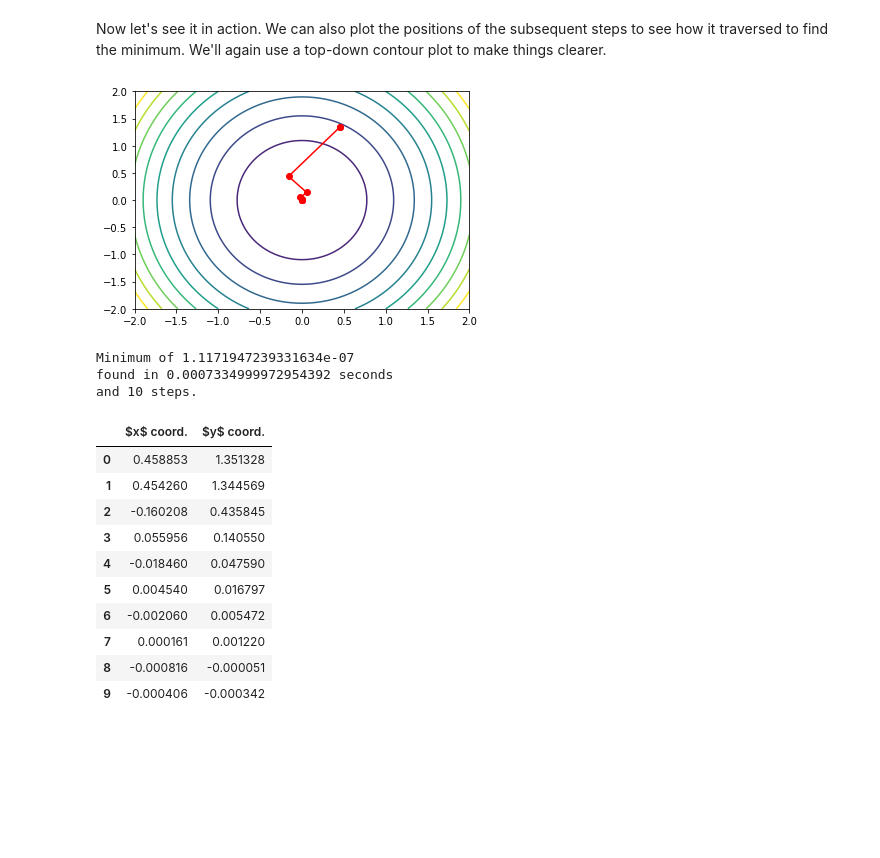
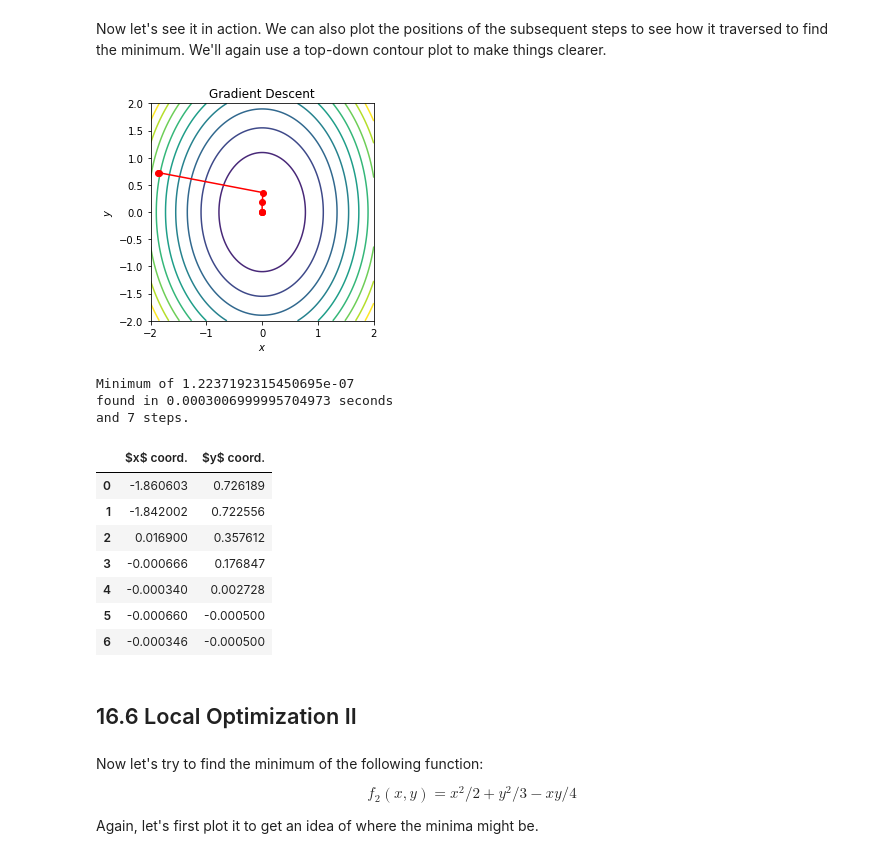
Before and after one commit to sabaronett/2017-cmp, a Jupyter notebook: homework/Baronett_hw09.ipynb, the cells around one changed output. Drawn from its saved outputs; the diff is of its cells as text; code cells hidden in the pictures; blank space fills up the shorter version.

```diff
--- a/homework/Baronett_hw09.ipynb
+++ b/homework/Baronett_hw09.ipynb
@@ -239,39 +242,47 @@ Now let's see it in action. We can also plot the positions of the subsequent ste
 # %%
 import time
 import pandas as pd
 
 timer_start = time.perf_counter() # start of timer
 converged, coord_hist, f_min = GradDescent(f, RandCoord(-2, 2, -2, 2))
 timer_end = time.perf_counter() # end timer
 time = timer_end - timer_start
 
 x, y = np.meshgrid(nx, ny)
 z = f(x, y)
 
-fig = plt.figure()
+fig = plt.figure(figsize=[4,4])
+plt.title("Gradient Descent")
+plt.xlabel("$x$")
+plt.ylabel("$y$")
+plt.xlim(-2,2)
+plt.ylim(-2,2)
 levels = np.arange(np.min(z), np.max(z), 0.3)
 plt.contour(x, y, z, levels=levels)
 plt.plot(coord_hist[:,0], coord_hist[:,1], 'ro-')
 plt.show()
 print("Minimum of", f_min, "\nfound in", time, "seconds \nand", len(coord_hist), "steps.")
-# print("Starting coordinates:", coord_hist[0])
-# print("Ending coordinates:  ", coord_hist[-1])
 
 col_name = {'$x$ coord.':coord_hist[:,0], '$y$ coord.':coord_hist[:,1]}
 pd.DataFrame(col_name)
 # %% [output]
-[figure, old version]
+[figure, new version]
-Minimum of 1.1171947239331634e-07
-found in 0.0007334999972954392 seconds
-and 10 steps.
+Minimum of 1.2237192315450695e-07
+found in 0.0003006999995704973 seconds
+and 7 steps.
 |  | $x$ coord. | $y$ coord. |
-| 0 | 0.458853 | 1.351328 |
-| 1 | 0.454260 | 1.344569 |
-| 2 | -0.160208 | 0.435845 |
-| 3 | 0.055956 | 0.140550 |
-| 4 | -0.018460 | 0.047590 |
-| 5 | 0.004540 | 0.016797 |
-| 6 | -0.002060 | 0.005472 |
-| 7 | 0.000161 | 0.001220 |
-| 8 | -0.000816 | -0.000051 |
-| 9 | -0.000406 | -0.000342 |
+| 0 | -1.860603 | 0.726189 |
+| 1 | -1.842002 | 0.722556 |
+| 2 | 0.016900 | 0.357612 |
+| 3 | -0.000666 | 0.176847 |
+| 4 | -0.000340 | 0.002728 |
+| 5 | -0.000660 | -0.000500 |
+| 6 | -0.000346 | -0.000500 |
+# %% [markdown]
+## 16.6 Local Optimization II
+# %% [markdown]
+Now let's try to find the minimum of the following function:
+
+$$ f_2(x,y) = x^2/2 + y^2/3 - xy/4 \tag{4}$$
+
+Again, let's first plot it to get an idea of where the minima might be.
```
Also changed, not shown: parts of 19 cells of this notebook.
